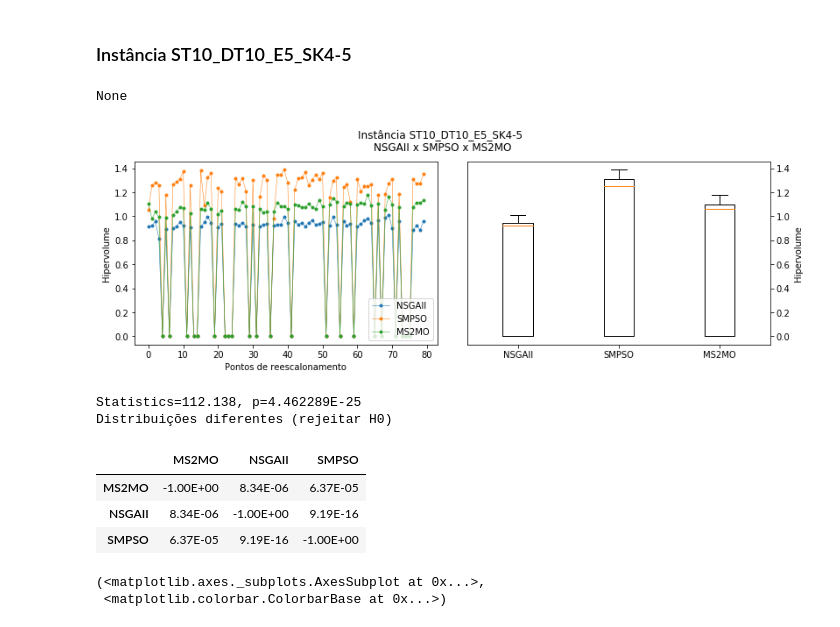
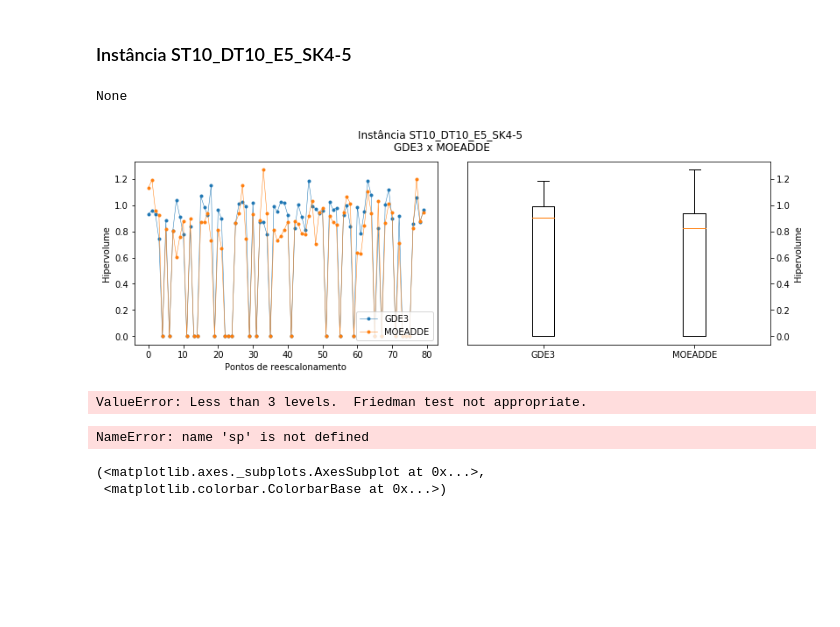
Before and after one commit to Mikaelbad12/spsp-jmetal, a Jupyter notebook: dspsp-analysis/rq2_all_algorithms.ipynb, the cells around one changed output. Saved outputs shown, nothing was run; the diff lists cells and outputs as text; code cells hidden in the pictures; blank space fills up the shorter version.

```diff
--- a/dspsp-analysis/rq2_all_algorithms.ipynb
+++ b/dspsp-analysis/rq2_all_algorithms.ipynb
@@ -16,7 +16,7 @@ from dspsp_analysis import metrics_dataset
 
 pd.set_option('display.float_format', '{:.2E}'.format)
 
-data = metrics_dataset(filepath="../hypervolume/metrics-all.csv")
+data = metrics_dataset(filepath="/home/allan//mestrado/projeto/spsp-jmetal/hypervolume/metrics.csv")
 
 alpha = 0.05 # nível de significância
 
@@ -102,16 +96,16 @@ hv_event = hv_measures(data, limit=80)
 ### Instância ST10_DT10_E5_SK4-5
 # %%
 inst = "ST10_DT10_E5_SK4-5"
-algorithms = ["NSGAII", "SMPSO", "MS2MO"]
+algorithms = ["GDE3", "MOEADDE"]
 
 datasets = [hv_event[inst][alg].hypervolume for alg in algorithms]
 
 # display(plot_hv(hv_event, inst, algorithms))
 # display(boxplot_hv(hv_event, inst, algorithms))
 display(combined_plot_hv(hv_event, inst, algorithms))
 # %% [output]
 None
-[figure, old version]
+[figure, new version]
 # %%
 stat, p = friedmanchisquare(*datasets)
 print('Statistics=%.3f, p=%6E' % (stat, p))
@@ -120,18 +114,14 @@ if p > alpha:
 else:
     print('Distribuições diferentes (rejeitar H0)')
 # %% [output]
-Statistics=112.138, p=4.462289E-25
-Distribuições diferentes (rejeitar H0)
+ValueError: Less than 3 levels.  Friedman test not appropriate.
 # %%
 df = pd.DataFrame({alg: hv_event[inst][alg].hypervolume for alg in algorithms})
 df = df.melt(var_name="algorithm", value_name="hypervolume")
 pc = sp.posthoc_conover(df, group_col="algorithm", val_col="hypervolume")
 pc
 # %% [output]
-|  | MS2MO | NSGAII | SMPSO |
-| MS2MO | -1.00E+00 | 8.34E-06 | 6.37E-05 |
-| NSGAII | 8.34E-06 | -1.00E+00 | 9.19E-16 |
-| SMPSO | 6.37E-05 | 9.19E-16 | -1.00E+00 |
+NameError: name 'sp' is not defined
 # %%
 sp.sign_plot(pc, **heatmap_args)
 # %% [output]
```
Also changed, not shown: parts of 1 cell of this notebook, 2 other files.
